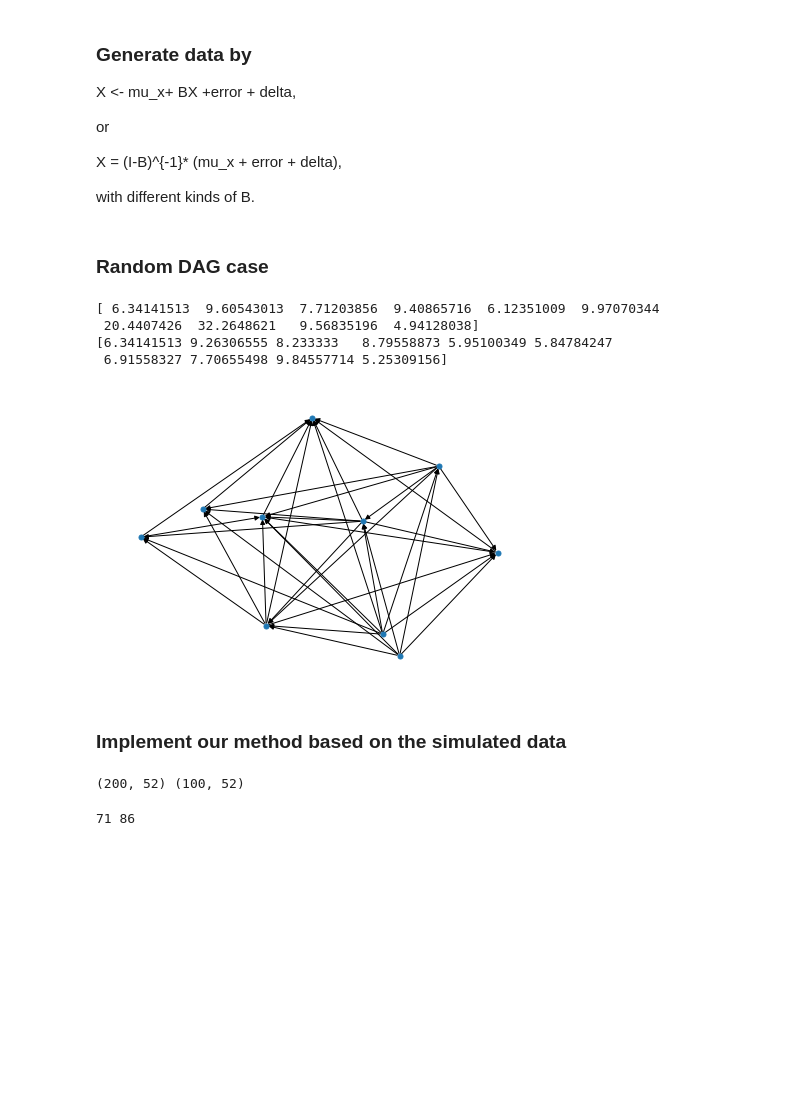
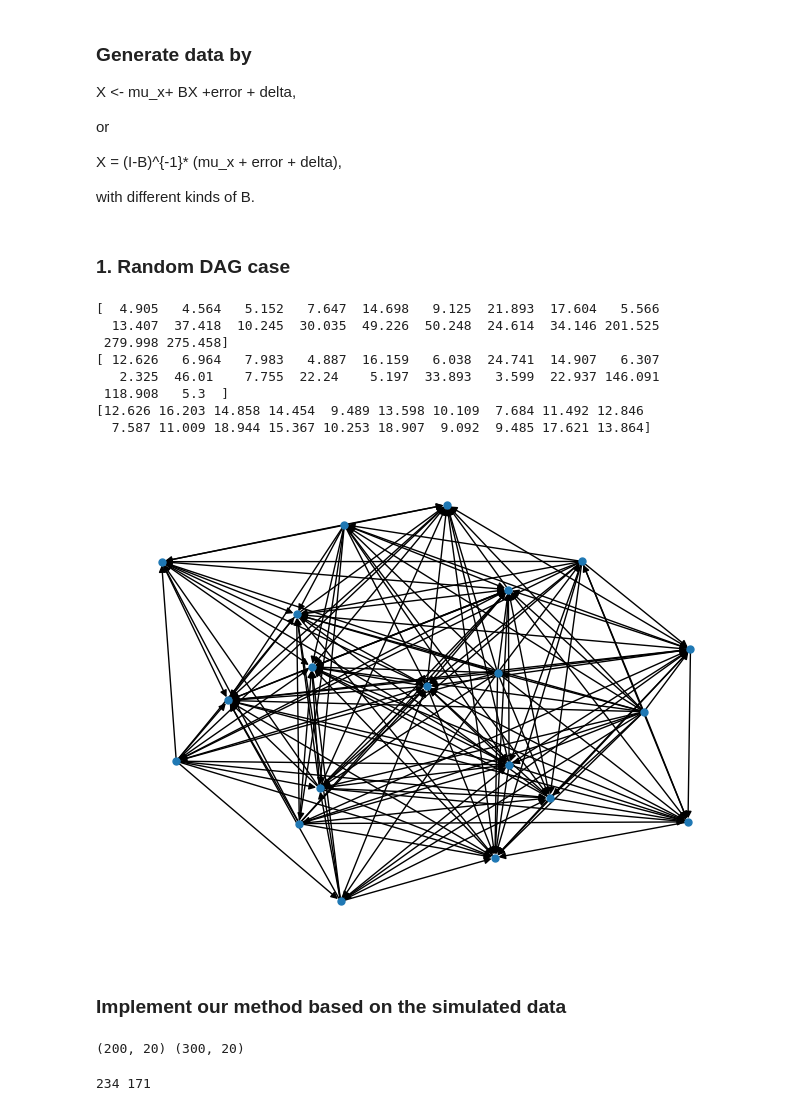
Before and after one commit to Jinzhou-Li/RootCauseDiscovery, a Jupyter notebook: python/SimulationSettingsTest.ipynb, the cells around one changed output. Cells and saved outputs as stored; diff of their text form; code cells hidden in the pictures; blank space fills up the shorter version.

```diff
--- a/python/SimulationSettingsTest.ipynb
+++ b/python/SimulationSettingsTest.ipynb
@@ -347,56 +78,71 @@ def generate_data(n, m, p, B, sigma2_error, b, int_mean, int_sd):
 # %% [markdown]
-### Random DAG case
+### 1. Random DAG case
 # %%
+np.random.seed(2024)
+
 ############## Generate b, B and sigma2_error used in the SEM
-p = 10
-int_mean = 20
-int_sd = 1
+p = 20
 s_B = 0.8
 B_value_min = -1
 B_value_max = 1
 
 b = np.random.uniform(-5,5,p)  # intercept
 
 B_unscaled = B_random(p, s_B, B_value_min, B_value_max)
 
 ################ Rescale B, but keep its support, so that the variance of X is close to the given one
-var_err_min = 1
-var_err_max = 2
+err_min = 1
+err_max = 5
 var_X_min = 5
-var_X_max = 10
+var_X_max = 20
 
-sigma2_error_raw = np.random.uniform(var_err_min, var_err_max, p) # rep(var_error,p) # do not make error variance the same!
+sigma2_error_raw = np.random.uniform(err_min, err_max, p) # rep(var_error,p) # do not make error variance the same!
 var_X_design = np.random.uniform(var_X_min, var_X_max, p)  # preset variance of X we want to get based on the SEM
-B_raw, sigma2_error_new = rescale_B_func(B_unscaled, var_X_design, sigma2_error_raw, tol=1, step_size=0.3, max_count=30)
+B_scaled, sigma2_error_new = rescale_B_func(B_unscaled, var_X_design, sigma2_error_raw, tol=1, step_size=0.0001, max_count=1000)
 
 # # check that we indeed make the variance of X similar to the preset one
 I = np.identity(p)
-print(np.diag( np.dot( linalg.solve(I - B_raw, np.diag(sigma2_error_raw)), linalg.inv(I - B_raw).T ) ) ) # variance of X based on B_raw
-print(var_X_design)
+# variance of X based on B_raw
+
+var_X_raw = np.diag( np.dot( linalg.solve(I - B_unscaled, np.diag(sigma2_error_raw)), linalg.inv(I - B_unscaled).T ) )
+var_X_new = np.diag( np.dot( linalg.solve(I - B_scaled, np.diag(sigma2_error_new)), linalg.inv(I - B_scaled).T ) )
+
+print(np.round(var_X_raw,3))
+print(np.round(var_X_new,3))
+print(np.round(var_X_design,3))
+
+# print(np.round(sigma2_error_raw,3))
+# print(np.round(sigma2_error_new,3))
 
 # Permute B and sigma2_error so that they are not in the causal ordering
 ordering = np.random.permutation(np.arange(p))
 
 Permut_mat = np.eye(p)[ordering]
-B = Permut_mat @ B_raw @ Permut_mat.T
-sigma2_error = np.diag(sigma2_error_raw[ordering])
+B = Permut_mat @ B_scaled @ Permut_mat.T
+sigma2_error = np.diag(sigma2_error_new[ordering])
 
 G = nx.DiGraph(B!=0)
 nx.draw_kamada_kawai(G, with_labels=False, node_size=25)
 # %% [output]
-[ 6.34141513  9.60543013  7.71203856  9.40865716  6.12351009  9.97070344
- 20.4407426  32.2648621   9.56835196  4.94128038]
-[6.34141513 9.26306555 8.233333   8.79558873 5.95100349 5.84784247
- 6.91558327 7.70655498 9.84557714 5.25309156]
+[  4.905   4.564   5.152   7.647  14.698   9.125  21.893  17.604   5.566
+  13.407  37.418  10.245  30.035  49.226  50.248  24.614  34.146 201.525
+ 279.998 275.458]
+[ 12.626   6.964   7.983   4.887  16.159   6.038  24.741  14.907   6.307
+   2.325  46.01    7.755  22.24    5.197  33.893   3.599  22.937 146.091
+ 118.908   5.3  ]
+[12.626 16.203 14.858 14.454  9.489 13.598 10.109  7.684 11.492 12.846
+  7.587 11.009 18.944 15.367 10.253 18.907  9.092  9.485 17.621 13.864]
-[figure, old version]
+[figure, new version]
 # %% [markdown]
 ### Implement our method based on the simulated data
 # %%
 n = 200
-m = 100
-X_obs, X_int, RC = generate_data(n, m, p, B, sigma2_error, b, int_mean, int_sd)
+m = 300
+int_mean = 10
+int_sd = 1
+
+X_obs, X_int_all, RC = generate_data(n, m, p, B, sigma2_error, b, int_mean, int_sd)
+print(X_obs.shape, X_int_all.shape)
+# %% [output]
+(200, 20) (300, 20)
-# %%
-print(X_obs.shape, X_int.shape)
-# %% [output]
-(200, 52) (100, 52)
 # %%
@@ -420,14 +160,15 @@ max_index_Chol = [np.argmax(Final_RC_scores[i,:]) for i in range(Final_RC_scores
 # %%
+# a quick look at how for how many interventional smaples each method sucessfully find the RC
 num_success_Zscore = sum(x == y for x, y in zip(max_index_Zscore, RC))
 num_success_Chol = sum(x == y for x, y in zip(max_index_Chol, RC))
-print(num_success_Zscore, num_success_Chol)
+print(num_success_Chol, num_success_Zscore)
 
 # df = pd.DataFrame({"RC":RC, "Zscore": max_index_Zscore, "Chol": max_index_Chol})
 # pd.set_option('display.max_columns', None)
 # pd.set_option('display.max_rows', None)
 # print(df.to_string(index=False))
 # %% [output]
-71 86
+234 171
 # %%
 RC_rank_Zscore = [np.sum(Zscores[i,RC[i]] < Zscores[i,:])
  for i in range(Zscores.shape[0])]
```
Also changed, not shown: parts of 19 cells of this notebook, 2 other files.
